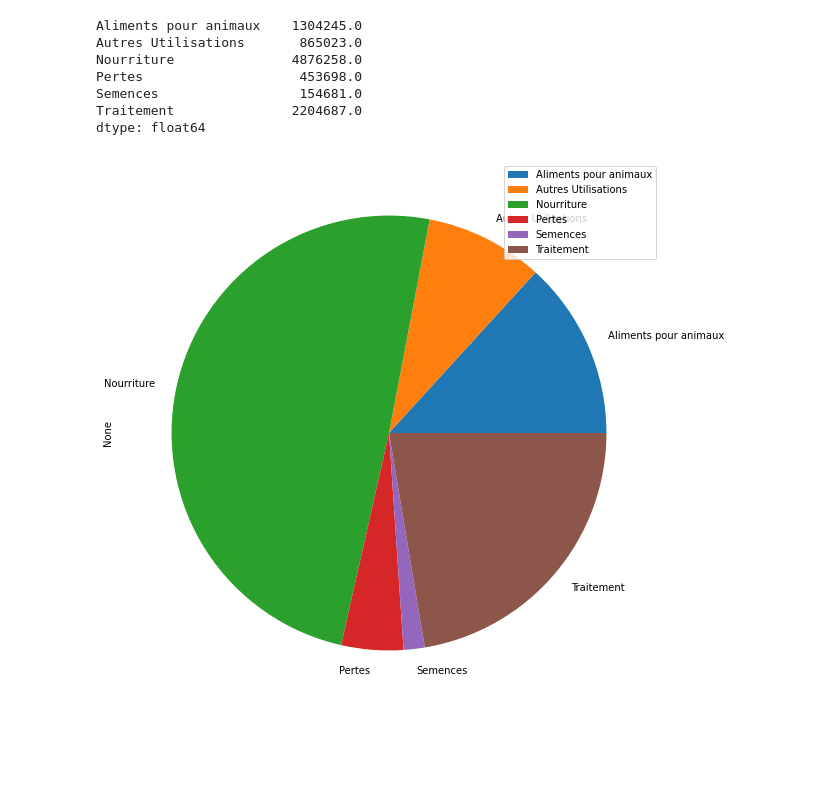
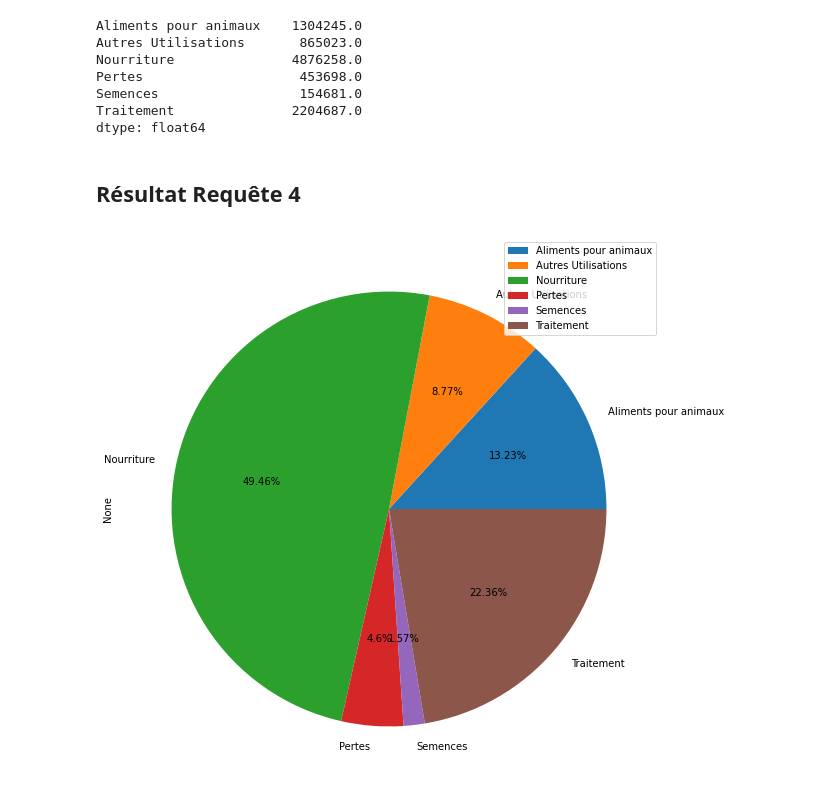
Before and after one commit to Valeeew/P4, a Jupyter notebook: etude_sante_publique.ipynb, the cells around one changed output. Drawn from its saved outputs; the diff is of its cells as text; code cells hidden in the pictures; blank space fills up the shorter version.

```diff
--- a/etude_sante_publique.ipynb
+++ b/etude_sante_publique.ipynb
@@ -169,7 +169,9 @@ Pertes                    453698.0
 Semences                  154681.0
 Traitement               2204687.0
 dtype: float64
+# %% [markdown]
+<h2>Résultat Requête 4</h2>
 # %%
-utilisation = s_da_u.plot.pie(y = "index", legend = True, figsize = (10, 10))
+utilisation = s_da_u.plot.pie(y = "index", legend = True, figsize = (10, 10), autopct = lambda x: str(round(x, 2)) + '%' )
 # %% [output]
-[figure, old version]
+[figure, new version]
```
Also changed, not shown: parts of 4 cells of this notebook.
